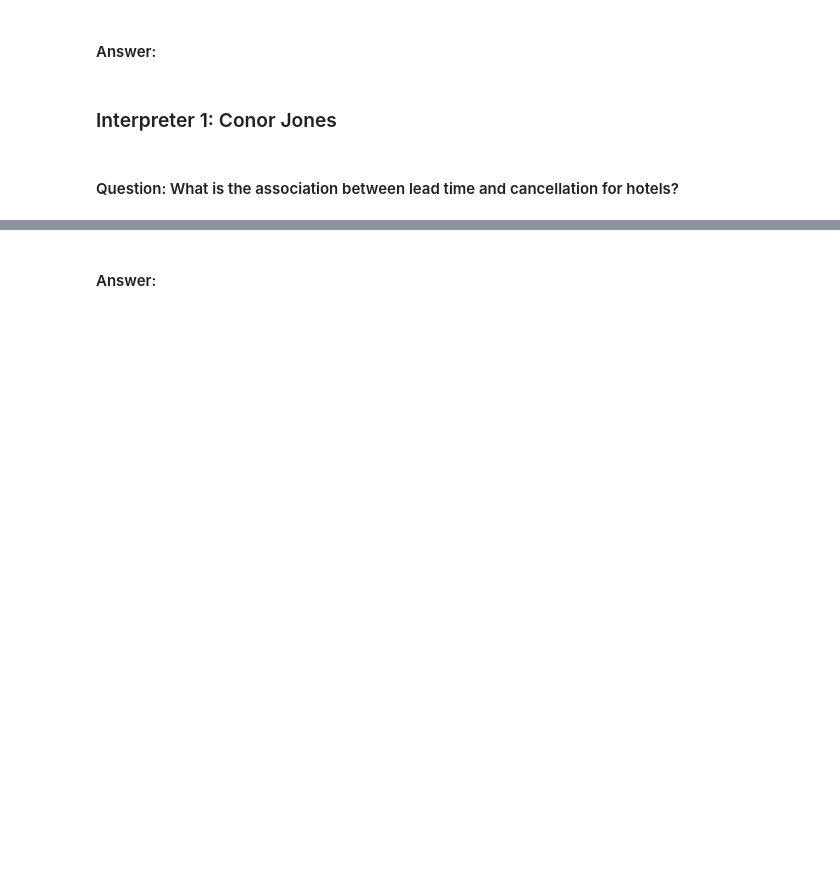
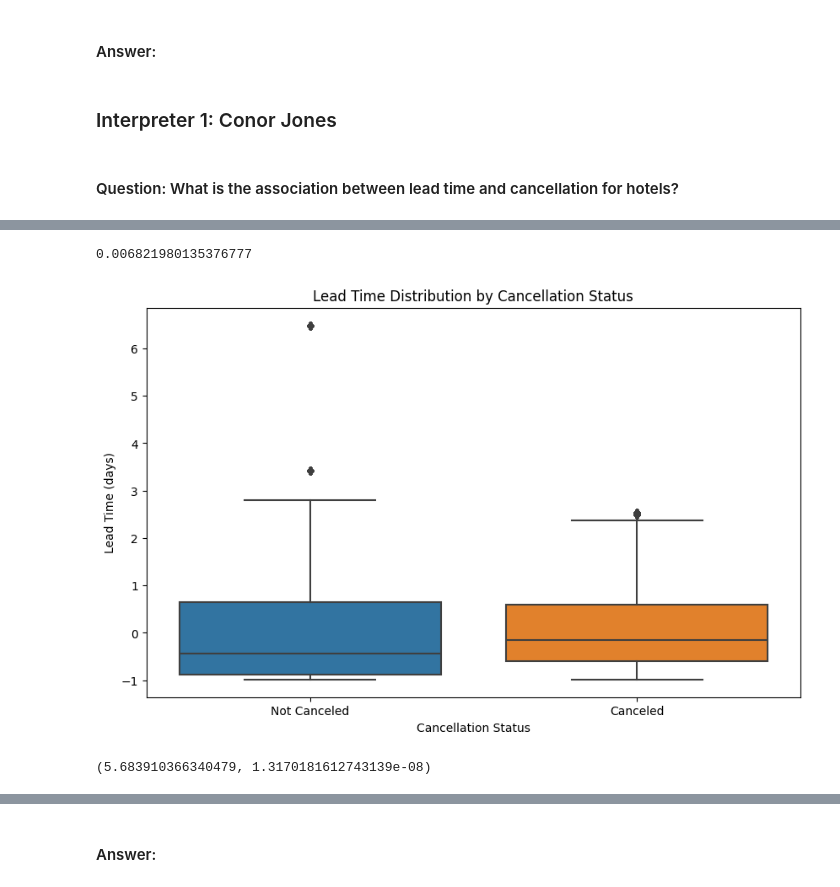
Before and after one commit to ConorJones05/STOR320_Final, a Jupyter notebook: EDA Template.ipynb, the cells around one changed output, grey strips where cells are left out. Cells and saved outputs as stored; diff of their text form; code cells hidden in the pictures; blank space fills up the shorter version.

```diff
--- a/EDA Template.ipynb
+++ b/EDA Template.ipynb
@@ -348,0 +394,22 @@ Each plot should be followed by a paragraph of explanation and observation.
+# %%
+correlation = merged_data[['lead_time', 'is_canceled']].corr().iloc[0, 1]
+correlation
+# %% [output]
+0.006821980135376777
+# %%
+plt.figure(figsize=(10, 6))
+sns.boxplot(x='is_canceled', y='lead_time', data=merged_data)
+plt.xticks([0, 1], ['Not Canceled', 'Canceled'])
+plt.title("Lead Time Distribution by Cancellation Status")
+plt.xlabel("Cancellation Status")
+plt.ylabel("Lead Time (days)")
+plt.show()
+# %% [output]
+[figure, added]
+# %%
+from scipy.stats import ttest_ind
+
+t_stat, p_value = ttest_ind(canceled_lead_time, not_canceled_lead_time)
+t_stat, p_value
+# %% [output]
+(5.683910366340479, 1.3170181612743139e-08)
```
Also changed, not shown: parts of 6 cells of this notebook.
